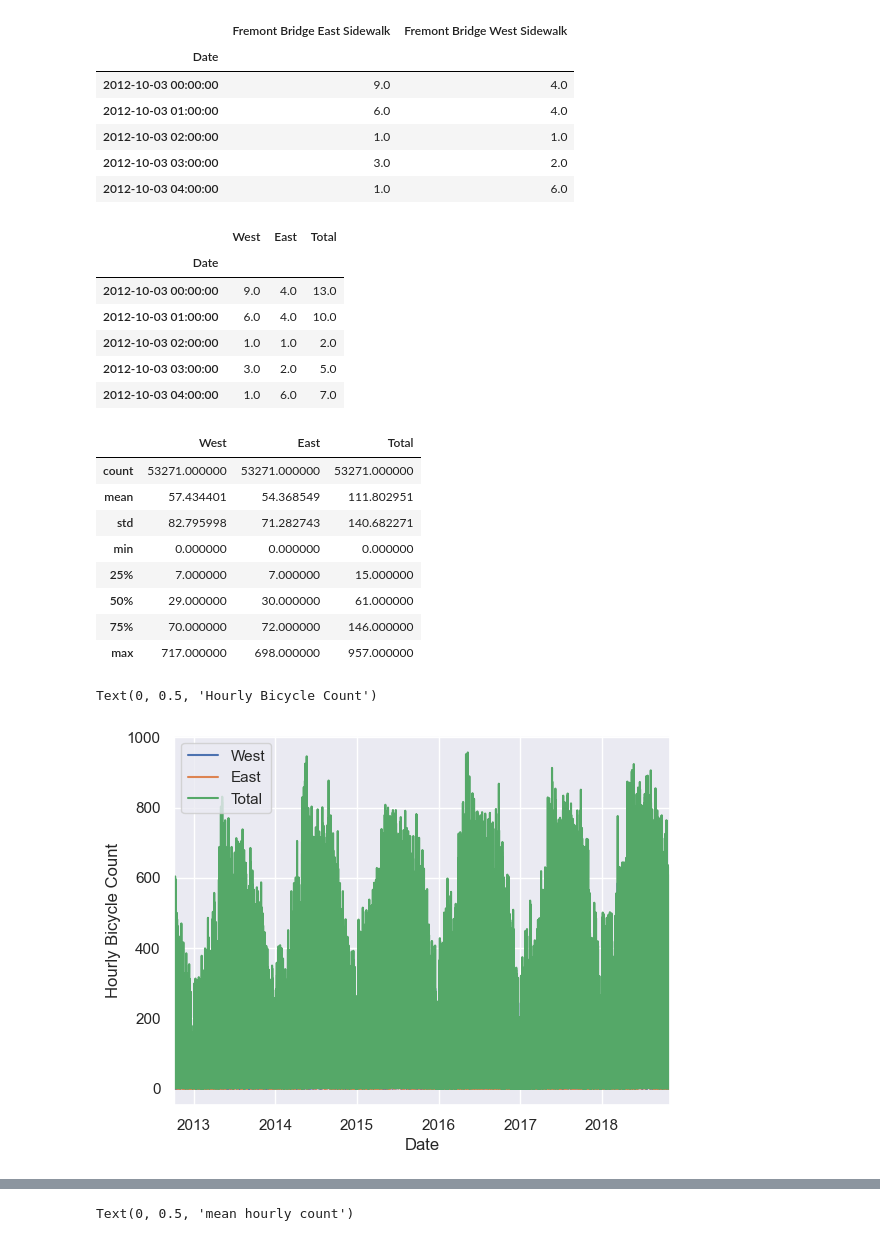
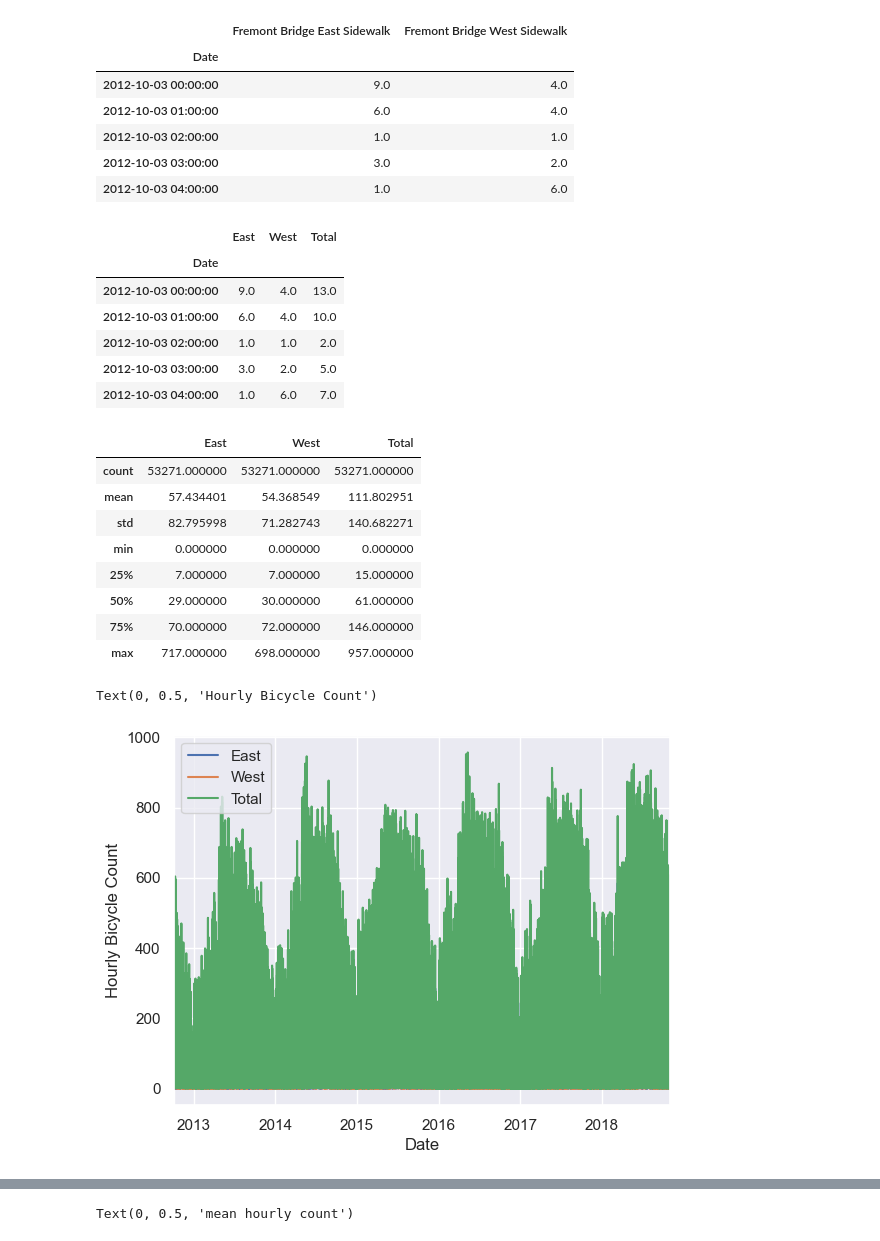
Before and after one commit to pillz9408/python, a Jupyter notebook: deepLearning/221101bicyle.ipynb, the cells around one changed output, grey strips where cells are left out. Saved outputs shown, nothing was run; the diff lists cells and outputs as text; code cells hidden in the pictures.

```diff
--- a/deepLearning/221101bicyle.ipynb
+++ b/deepLearning/221101bicyle.ipynb
@@ -192,11 +192,11 @@ data.head()
 | 2012-10-03 04:00:00 | 1.0 | 6.0 |
 # %%
 # 열이름을 단축하고 total 추가
-data.columns = ['West','East']
+data.columns = ['East','West']
 data['Total'] = data.eval('West+East')
 data.head(5)
 # %% [output]
-|  | West | East | Total |
+|  | East | West | Total |
 | Date |  |  |  |
 | 2012-10-03 00:00:00 | 9.0 | 4.0 | 13.0 |
 | 2012-10-03 01:00:00 | 6.0 | 4.0 | 10.0 |
@@ -207,7 +207,7 @@ data.head(5)
 #요약 통계
 data.describe()
 # %% [output]
-|  | West | East | Total |
+|  | East | West | Total |
 | count | 53271.000000 | 53271.000000 | 53271.000000 |
 | mean | 57.434401 | 54.368549 | 111.802951 |
 | std | 82.795998 | 71.282743 | 140.682271 |
@@ -225,7 +225,7 @@ data.plot()
 plt.ylabel('Hourly Bicycle Count')
 # %% [output]
 Text(0, 0.5, 'Hourly Bicycle Count')
-[figure, old version]
+[figure, new version]
 # %%
 # 25,000개의 시간별 표본 이해하기 어려움
 # 데이터를 주 단위로 리 샘플링
```
Also changed, not shown: parts of 5 cells of this notebook.
